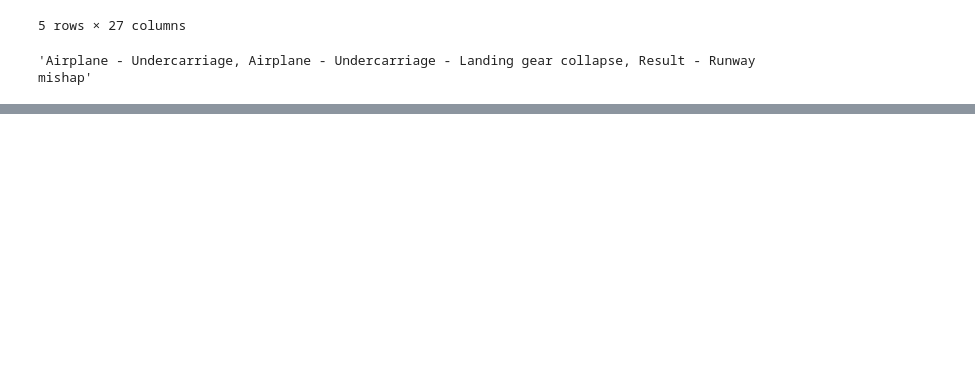
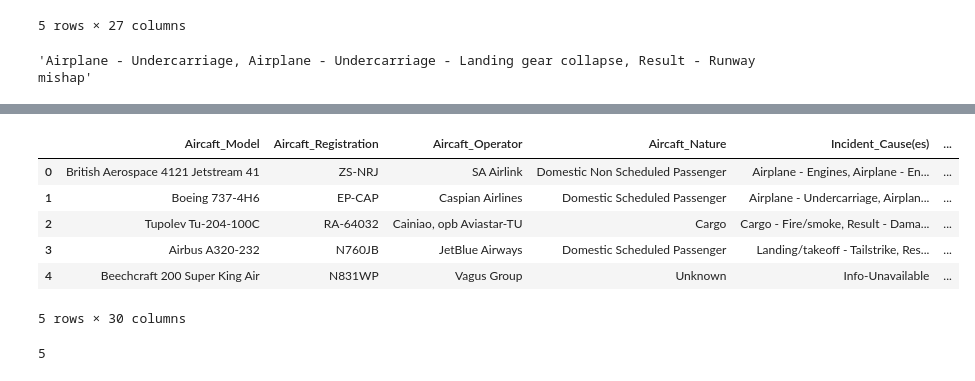
Before and after one commit to claudiaelliotwilson/aviation_incident_analysis, a Jupyter notebook: Aircraft_Incident_analysis.ipynb, the cells around one changed output, grey strips where cells are left out. Drawn from its saved outputs; the diff is of its cells as text; code cells hidden in the pictures; blank space fills up the shorter version.

```diff
--- a/Aircraft_Incident_analysis.ipynb
+++ b/Aircraft_Incident_analysis.ipynb
@@ -234,0 +307,10 @@ df_clean['Incident_Cause(es)'][1]
+# %%
+df_clean.head()
+# %% [output]
+|  | Aircaft_Model | Aircaft_Registration | Aircaft_Operator | Aircaft_Nature | Incident_Cause(es) | ... |
+| 0 | British Aerospace 4121 Jetstream 41 | ZS-NRJ | SA Airlink | Domestic Non Scheduled Passenger | Airplane - Engines, Airplane - En... | ... |
+| 1 | Boeing 737-4H6 | EP-CAP | Caspian Airlines | Domestic Scheduled Passenger | Airplane - Undercarriage, Airplan... | ... |
+| 2 | Tupolev Tu-204-100C | RA-64032 | Cainiao, opb Aviastar-TU | Cargo | Cargo - Fire/smoke, Result - Dama... | ... |
+| 3 | Airbus A320-232 | N760JB | JetBlue Airways | Domestic Scheduled Passenger | Landing/takeoff - Tailstrike, Res... | ... |
+| 4 | Beechcraft 200 Super King Air | N831WP | Vagus Group | Unknown | Info-Unavailable | ... |
+5 rows × 30 columns
@@ -234,0 +320,4 @@ df_clean['Incident_Cause(es)'][1]
+# %%
+len(df_clean['Time'][0])
+# %% [output]
+5
```
Also changed, not shown: parts of 19 cells of this notebook.
